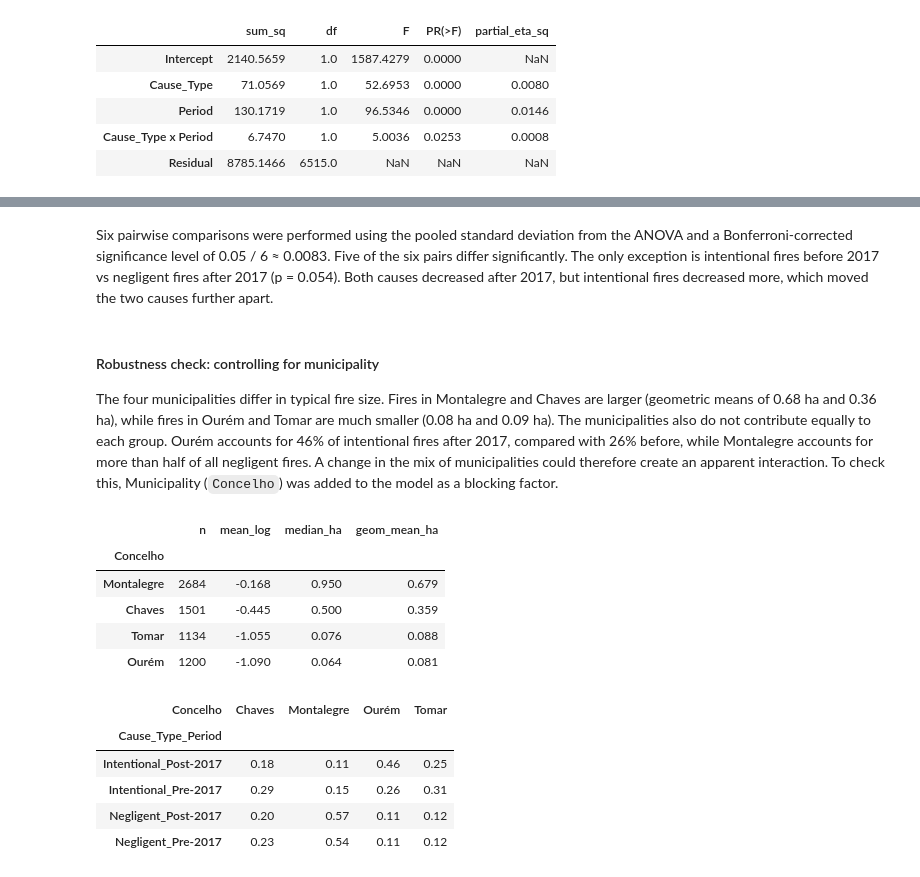
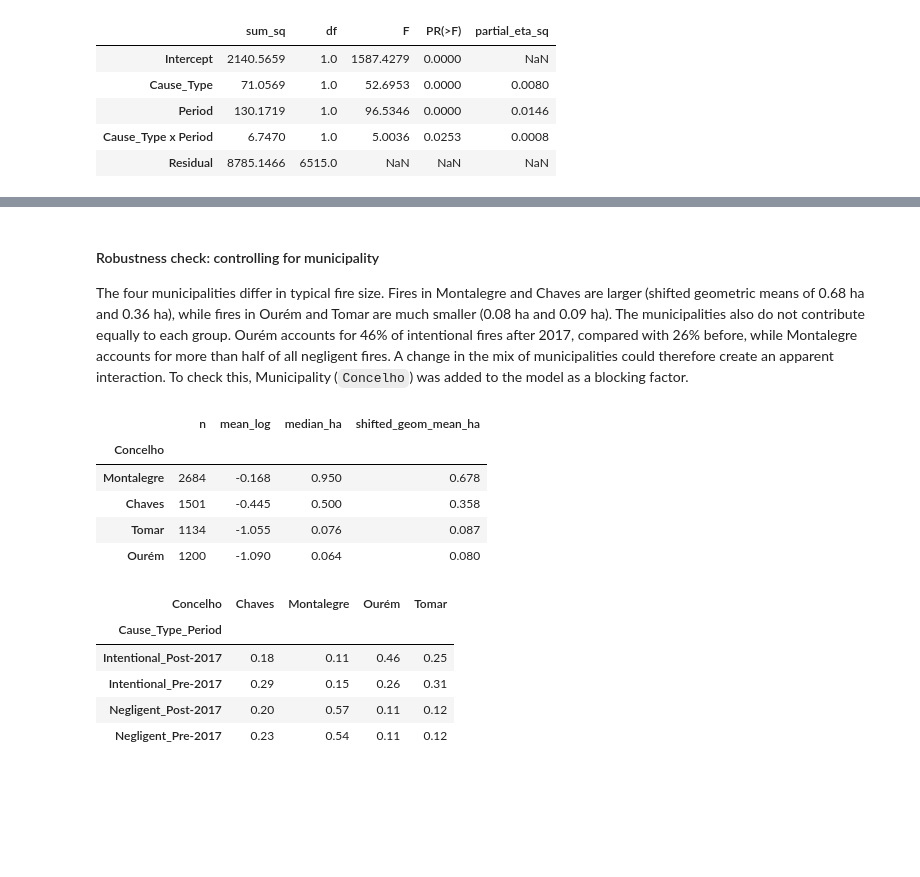
Before and after one commit to isabelamer/FCED_project, a Jupyter notebook: wildfires.ipynb, the cells around one changed output, grey strips where cells are left out. Saved outputs shown, nothing was run; the diff lists cells and outputs as text; code cells hidden in the pictures; blank space fills up the shorter version.

```diff
--- a/wildfires.ipynb
+++ b/wildfires.ipynb
@@ -1932,25 +1925,23 @@ Bonferroni significance level: 0.05 / 6 = 0.0083
-# %% [markdown]
-Six pairwise comparisons were performed using the pooled standard deviation from the ANOVA and a Bonferroni-corrected significance level of 0.05 / 6 ≈ 0.0083. Five of the six pairs differ significantly. The only exception is intentional fires before 2017 vs negligent fires after 2017 (p = 0.054). Both causes decreased after 2017, but intentional fires decreased more, which moved the two causes further apart.
 # %% [markdown]
 #### Robustness check: controlling for municipality
 
-The four municipalities differ in typical fire size. Fires in Montalegre and Chaves are larger (geometric means of 0.68 ha and 0.36 ha), while fires in Ourém and Tomar are much smaller (0.08 ha and 0.09 ha). The municipalities also do not contribute equally to each group. Ourém accounts for 46% of intentional fires after 2017, compared with 26% before, while Montalegre accounts for more than half of all negligent fires. A change in the mix of municipalities could therefore create an apparent interaction. To check this, Municipality (`Concelho`) was added to the model as a blocking factor.
+The four municipalities differ in typical fire size. Fires in Montalegre and Chaves are larger (shifted geometric means of 0.68 ha and 0.36 ha), while fires in Ourém and Tomar are much smaller (0.08 ha and 0.09 ha). The municipalities also do not contribute equally to each group. Ourém accounts for 46% of intentional fires after 2017, compared with 26% before, while Montalegre accounts for more than half of all negligent fires. A change in the mix of municipalities could therefore create an apparent interaction. To check this, Municipality (`Concelho`) was added to the model as a blocking factor.
 # %%
 # Typical burnt area in each municipality
 mun_q4 = q4.groupby("Concelho").agg(
     n=("Log_Total_Burnt_Area", "size"),
     mean_log=("Log_Total_Burnt_Area", "mean"),
     median_ha=("Total_Burnt_Area", "median"),
 )
-mun_q4["geom_mean_ha"] = 10 ** mun_q4["mean_log"]
+mun_q4["shifted_geom_mean_ha"] = 10 ** mun_q4["mean_log"] - 0.001
 mun_q4.sort_values("mean_log", ascending=False).round(3)
 # %% [output]
-|  | n | mean_log | median_ha | geom_mean_ha |
+|  | n | mean_log | median_ha | shifted_geom_mean_ha |
 | Concelho |  |  |  |  |
-| Montalegre | 2684 | -0.168 | 0.950 | 0.679 |
-| Chaves | 1501 | -0.445 | 0.500 | 0.359 |
-| Tomar | 1134 | -1.055 | 0.076 | 0.088 |
-| Ourém | 1200 | -1.090 | 0.064 | 0.081 |
+| Montalegre | 2684 | -0.168 | 0.950 | 0.678 |
+| Chaves | 1501 | -0.445 | 0.500 | 0.358 |
+| Tomar | 1134 | -1.055 | 0.076 | 0.087 |
+| Ourém | 1200 | -1.090 | 0.064 | 0.080 |
 # %%
 pd.crosstab(q4["Cause_Type_Period"], q4["Concelho"], normalize="index").round(2)
 # %% [output]
```
Also changed, not shown: parts of 15 cells of this notebook, 7 other files.
